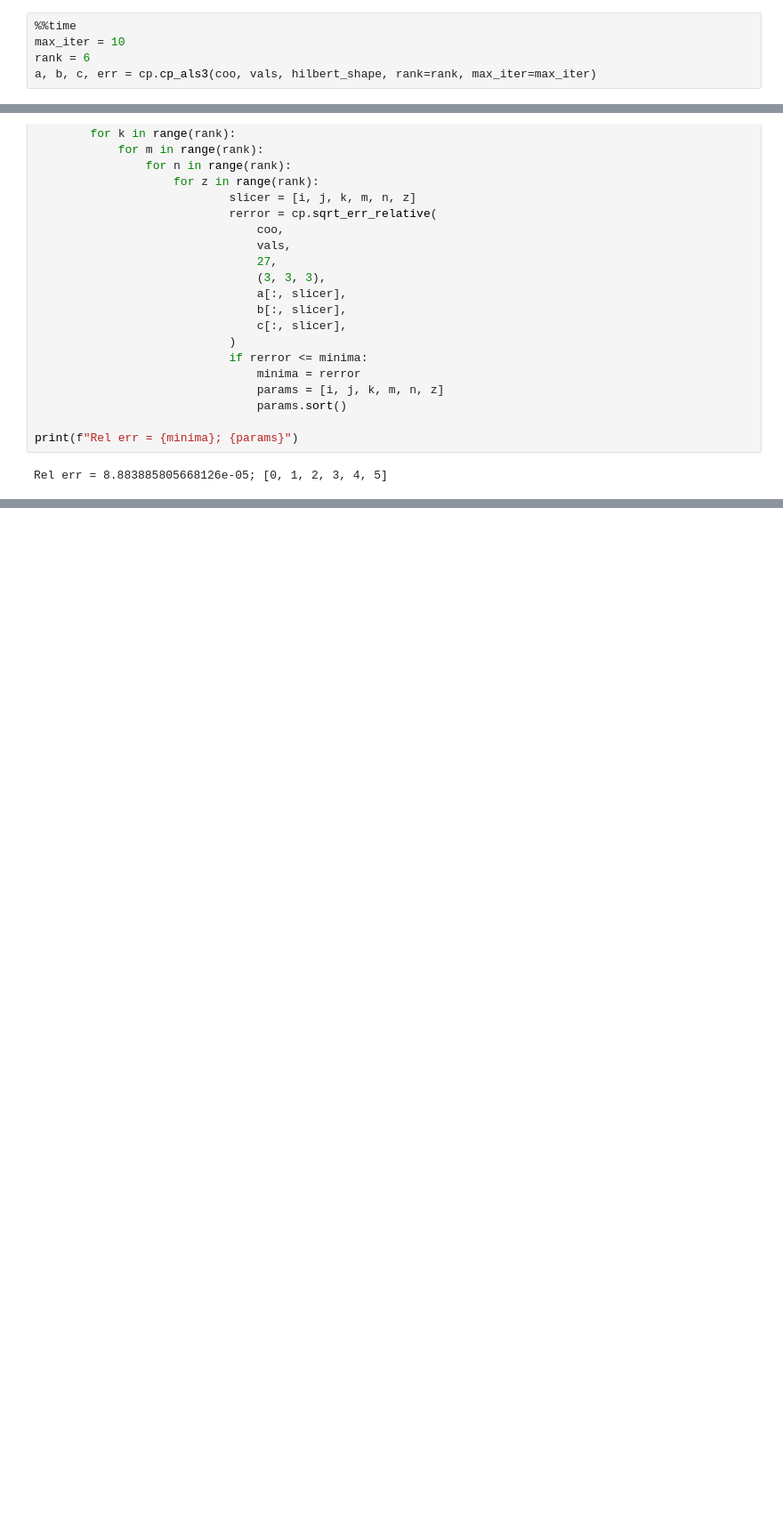
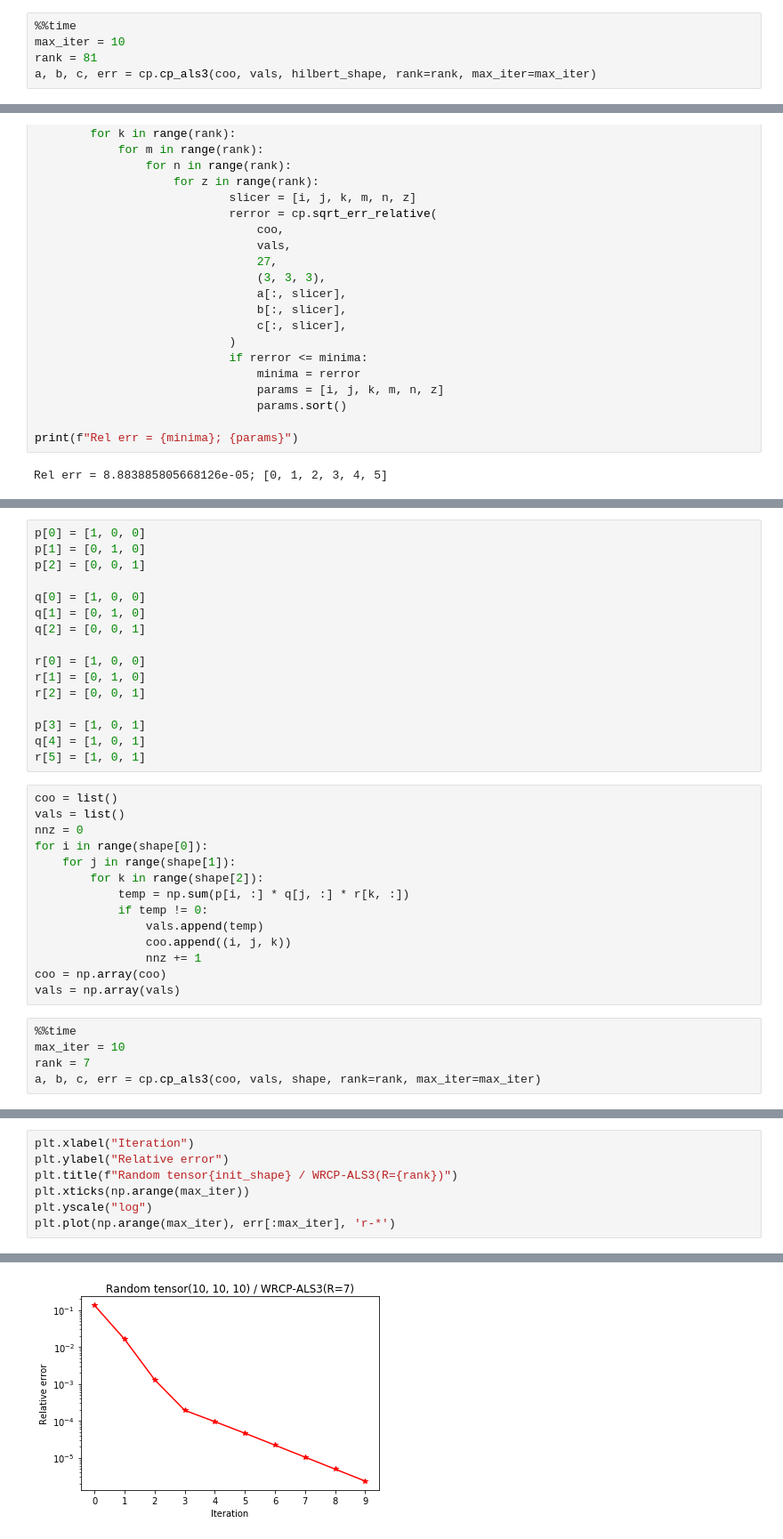
Before and after one commit to AlbMLpy/Relations_Learning, a Jupyter notebook: Debug_CP_ALS3.ipynb, the cells around one changed output, grey strips where cells are left out. Shown at 89% size. Cells and saved outputs as stored; diff of their text form; blank space fills up the shorter version.

Commit message:
Added Small Rank Matrix

```diff
--- a/Debug_CP_ALS3.ipynb
+++ b/Debug_CP_ALS3.ipynb
@@ -54,7 +59,7 @@ coo.shape
 # %%
 %%time
 max_iter = 10
-rank = 6
+rank = 81
 a, b, c, err = cp.cp_als3(coo, vals, hilbert_shape, rank=rank, max_iter=max_iter)
 # %% [output]
 iterations over
@@ -103,0 +119,35 @@ Rel err = 8.883885805668126e-05; [0, 1, 2, 3, 4, 5]
+# %%
+p[0] = [1, 0, 0]
+p[1] = [0, 1, 0]
+p[2] = [0, 0, 1]
+
+q[0] = [1, 0, 0]
+q[1] = [0, 1, 0]
+q[2] = [0, 0, 1]
+
+r[0] = [1, 0, 0]
+r[1] = [0, 1, 0]
+r[2] = [0, 0, 1]
+
+p[3] = [1, 0, 1]
+q[4] = [1, 0, 1]
+r[5] = [1, 0, 1]
+# %%
+coo = list()
+vals = list()
+nnz = 0
+for i in range(shape[0]):
+    for j in range(shape[1]):
+        for k in range(shape[2]):
+            temp = np.sum(p[i, :] * q[j, :] * r[k, :])
+            if temp != 0:
+                vals.append(temp)
+                coo.append((i, j, k))
+                nnz += 1
+coo = np.array(coo)
+vals = np.array(vals)
+# %%
+%%time
+max_iter = 10
+rank = 7
+a, b, c, err = cp.cp_als3(coo, vals, shape, rank=rank, max_iter=max_iter)
@@ -103,0 +163,8 @@ Rel err = 8.883885805668126e-05; [0, 1, 2, 3, 4, 5]
+# %%
+plt.xlabel("Iteration")
+plt.ylabel("Relative error")
+plt.title(f"Random tensor{init_shape} / WRCP-ALS3(R={rank})")
+plt.xticks(np.arange(max_iter))
+plt.yscale("log")
+plt.plot(np.arange(max_iter), err[:max_iter], 'r-*')
+# %% [output]
@@ -103,0 +172 @@ Rel err = 8.883885805668126e-05; [0, 1, 2, 3, 4, 5]
+[figure, added]
```
Also changed, not shown: parts of 18 cells of this notebook, 3 other files.
